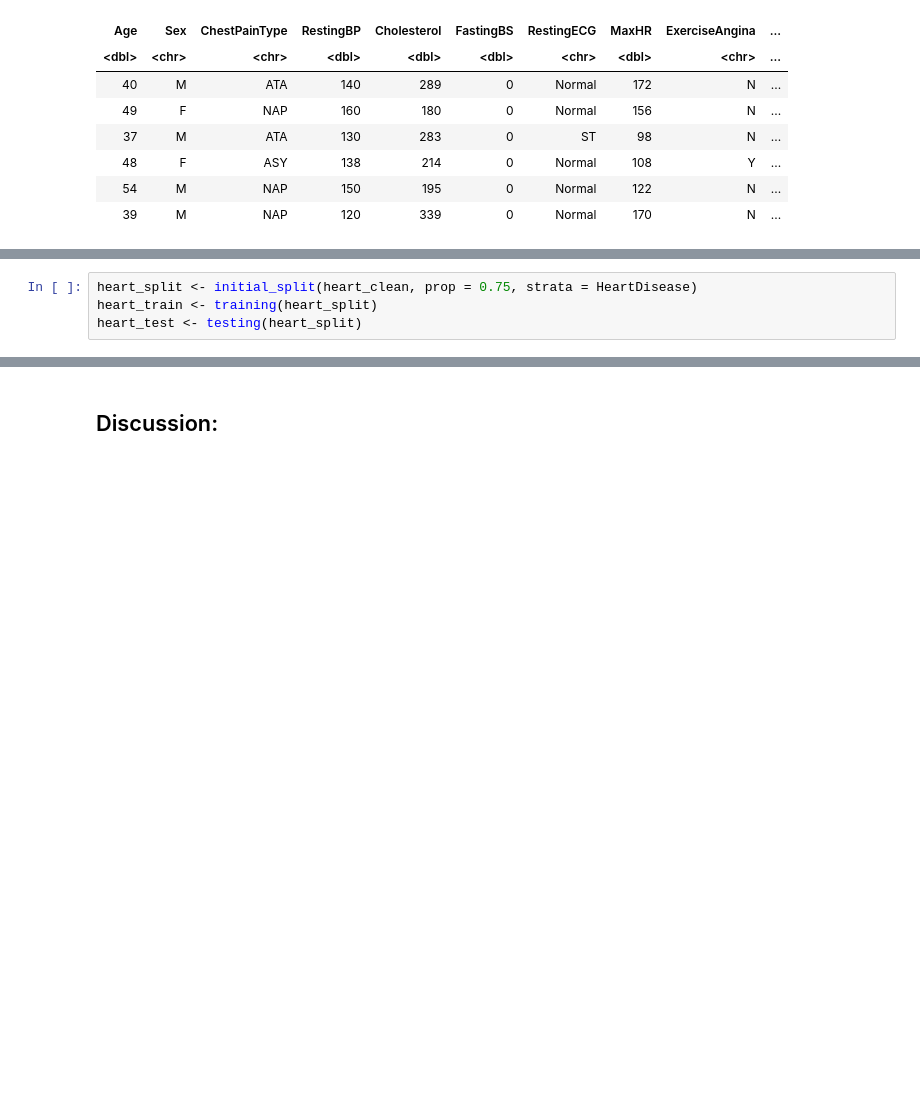
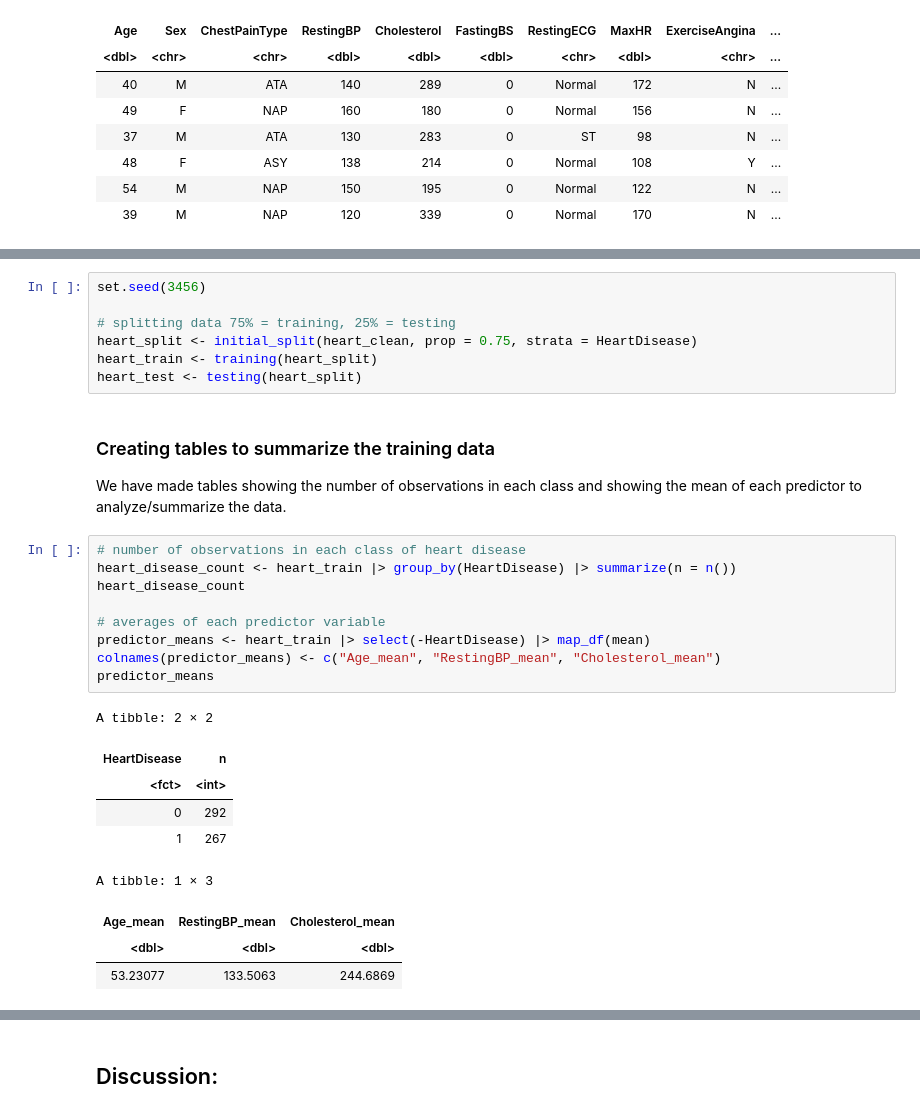
Before and after one commit to josephsoo/dsci_100_group_12, a Jupyter notebook: Project report.ipynb, the cells around one changed output, grey strips where cells are left out. Cells and saved outputs as stored; diff of their text form; blank space fills up the shorter version.

```diff
--- a/Project report.ipynb
+++ b/Project report.ipynb
@@ -92,4 +117,30 @@ A tibble: 6 × 12
 # %%
+set.seed(3456)
+
+# splitting data 75% = training, 25% = testing
 heart_split <- initial_split(heart_clean, prop = 0.75, strata = HeartDisease)
 heart_train <- training(heart_split)
 heart_test <- testing(heart_split)
+# %% [markdown]
+### Creating tables to summarize the training data
+
+We have made tables showing the number of observations in each class and showing the mean of each predictor to analyze/summarize the data.
+# %%
+# number of observations in each class of heart disease
+heart_disease_count <- heart_train |> group_by(HeartDisease) |> summarize(n = n())
+heart_disease_count
+
+# averages of each predictor variable
+predictor_means <- heart_train |> select(-HeartDisease) |> map_df(mean)
+colnames(predictor_means) <- c("Age_mean", "RestingBP_mean", "Cholesterol_mean")
+predictor_means
+# %% [output]
+A tibble: 2 × 2
+| HeartDisease | n |
+| <fct> | <int> |
+| 0 | 292 |
+| 1 | 267 |
+A tibble: 1 × 3
+| Age_mean | RestingBP_mean | Cholesterol_mean |
+| <dbl> | <dbl> | <dbl> |
+| 53.23077 | 133.5063 | 244.6869 |
```
Also changed, not shown: parts of 8 cells of this notebook.
